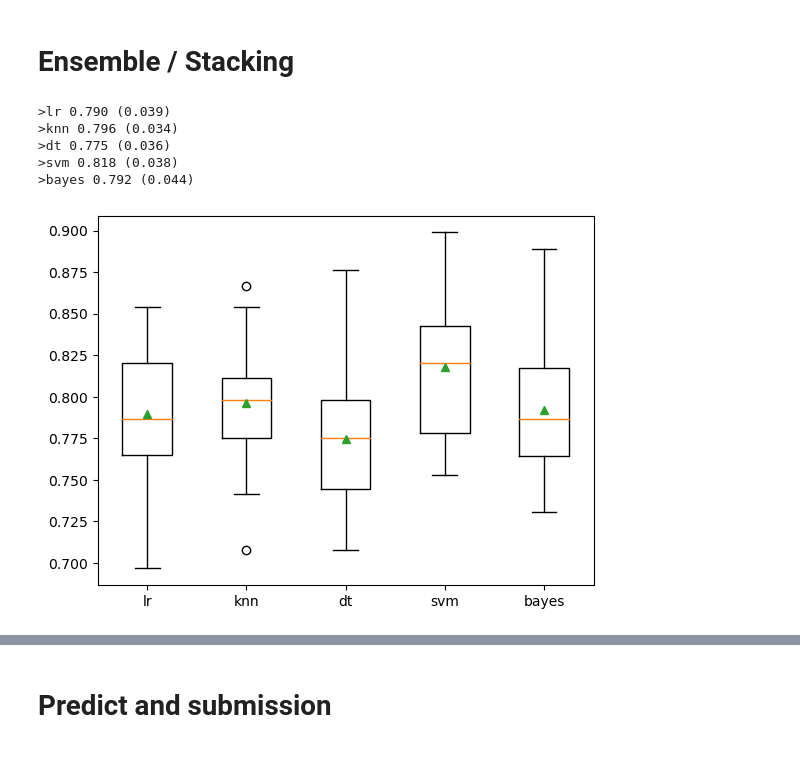
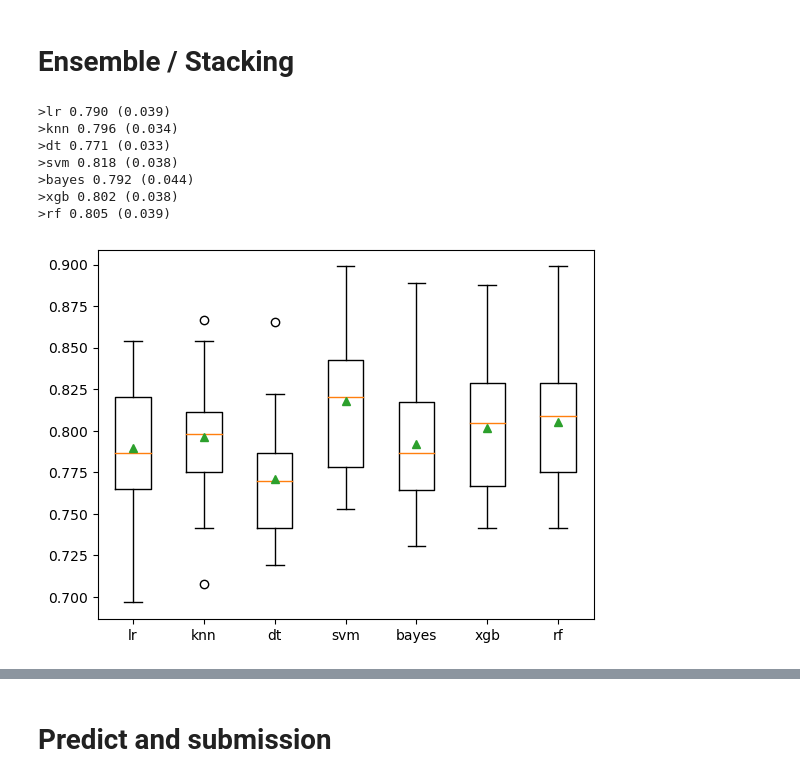
Before and after one commit to mrsalty/notebooks, a Jupyter notebook: titanic-via-ensemble-stacking.ipynb, the cells around one changed output, grey strips where cells are left out. Cells and saved outputs as stored; diff of their text form; code cells hidden in the pictures.

```diff
--- a/titanic-via-ensemble-stacking.ipynb
+++ b/titanic-via-ensemble-stacking.ipynb
@@ -122,35 +124,39 @@ def get_models():
  models['knn'] = KNeighborsClassifier()
  models['dt'] = DecisionTreeClassifier()
  models['svm'] = SVC()
  models['bayes'] = GaussianNB()
+ models['xgb'] = XGBClassifier()
+ models['rf'] = RandomForestClassifier()
  return models
 
 # evaluate a given model using cross-validation
 def evaluate_model(model, X, y):
  cv = RepeatedStratifiedKFold(n_splits=10, n_repeats=3, random_state=1)
  scores = cross_val_score(model, X, y, scoring='accuracy', cv=cv, n_jobs=-1, error_score='raise')
  return scores
 
 # get the models to evaluate
 models = get_models()
 
 # evaluate the models and store results
 results, names = list(), list()
 for name, model in models.items():
  scores = evaluate_model(model, X_train, y_train)
  results.append(scores)
  names.append(name)
  print('>%s %.3f (%.3f)' % (name, mean(scores), std(scores)))
 # plot model performance for comparison
 pyplot.boxplot(results, labels=names, showmeans=True)
 pyplot.show()
 # %% [output]
 >lr 0.790 (0.039)
 >knn 0.796 (0.034)
->dt 0.775 (0.036)
+>dt 0.771 (0.033)
 >svm 0.818 (0.038)
 >bayes 0.792 (0.044)
+>xgb 0.802 (0.038)
+>rf 0.805 (0.039)
-[figure, old version]
+[figure, new version]
 # %%
 def get_stacking():
     level0 = list()
```
Also changed, not shown: parts of 7 cells of this notebook.
